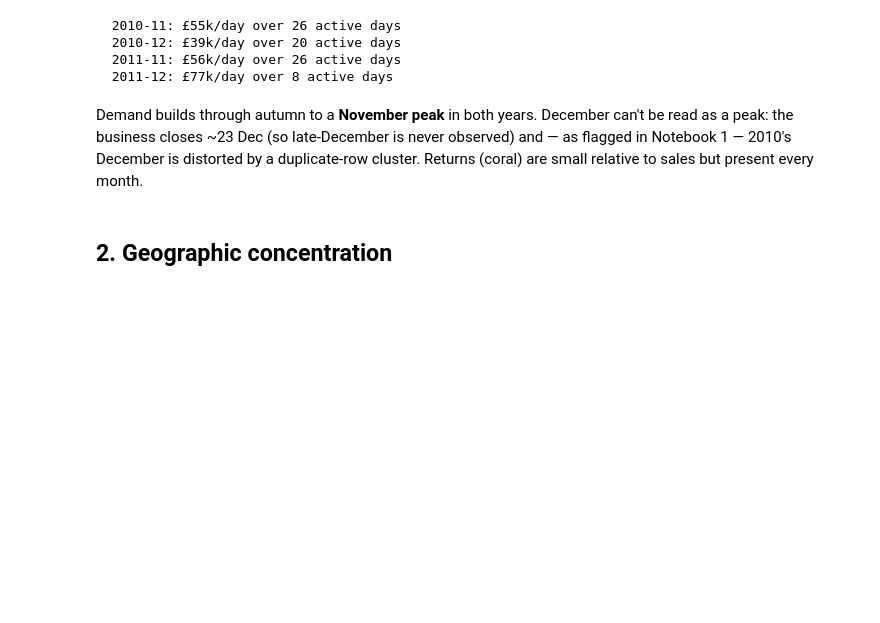
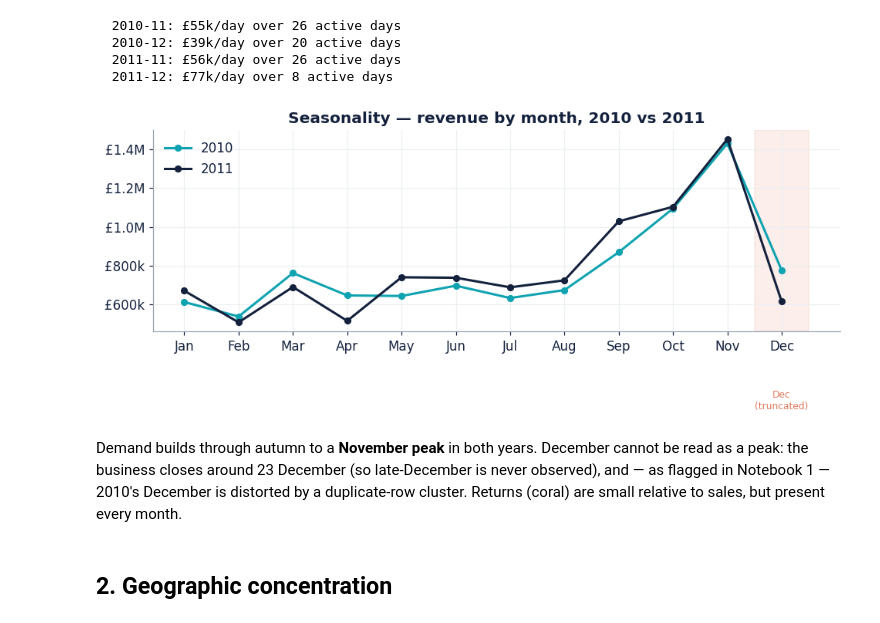
Before and after one commit to Darth0525/uk-online-retailer-eda, a Jupyter notebook: analysis/02_analysis_and_insights.ipynb, the cells around one changed output. Saved outputs shown, nothing was run; the diff lists cells and outputs as text; code cells hidden in the pictures; blank space fills up the shorter version.

```diff
--- a/analysis/02_analysis_and_insights.ipynb
+++ b/analysis/02_analysis_and_insights.ipynb
@@ -90,11 +90,25 @@ for ym in ["2010-11","2010-12","2011-11","2011-12"]:
   2010-12: £39k/day over 20 active days
   2011-11: £56k/day over 26 active days
   2011-12: £77k/day over 8 active days
+# %%
+# Seasonality profile: revenue by month-of-year, 2010 vs 2011 (the two fuller years).
+prof = (sales.assign(year=sales["InvoiceDate"].dt.year, moy=sales["InvoiceDate"].dt.month)
+             .groupby(["year","moy"])["Revenue"].sum().unstack(0))
+mnames = ["Jan","Feb","Mar","Apr","May","Jun","Jul","Aug","Sep","Oct","Nov","Dec"]
+fig, ax = plt.subplots(figsize=(9, 4.2))
+for yr, col in [(2010, TEAL), (2011, NAVY)]:
+    if yr in prof.columns:
+        ax.plot(range(1,13), prof[yr].reindex(range(1,13)).values, marker="o", ms=5, lw=2, color=col, label=str(yr))
+ax.axvspan(11.5, 12.5, color=CORAL, alpha=0.12)
+ax.text(12, ax.get_ylim()[1]*0.04, "Dec\n(truncated)", color=CORAL, ha="center", fontsize=8)
+ax.set_xticks(range(1,13)); ax.set_xticklabels(mnames)
+ax.yaxis.set_major_formatter(mticker.FuncFormatter(money))
+ax.set_title("Seasonality — revenue by month, 2010 vs 2011"); ax.legend(frameon=False)
+plt.tight_layout(); plt.show()
+# %% [output]
+[figure, added]
 # %% [markdown]
-Demand builds through autumn to a **November peak** in both years. December can't be read as a
-peak: the business closes ~23 Dec (so late-December is never observed) and — as flagged in
-Notebook 1 — 2010's December is distorted by a duplicate-row cluster. Returns (coral) are small
-relative to sales but present every month.
+Demand builds through autumn to a **November peak** in both years. December cannot be read as a peak: the business closes around 23 December (so late-December is never observed), and — as flagged in Notebook 1 — 2010's December is distorted by a duplicate-row cluster. Returns (coral) are small relative to sales, but present every month.
 # %% [markdown]
 ## 2. Geographic concentration
 # %%
```
Also changed, not shown: parts of 13 cells of this notebook, 1 other file.
